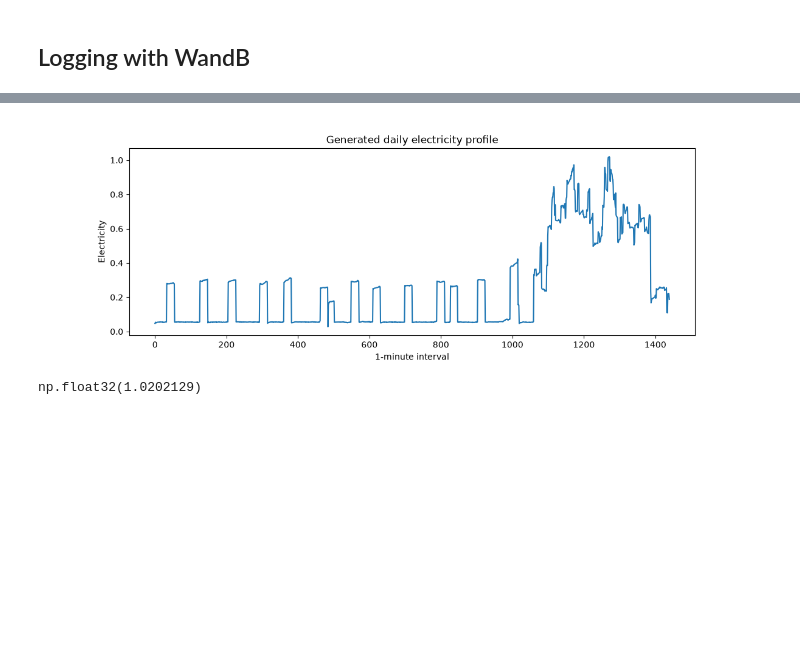
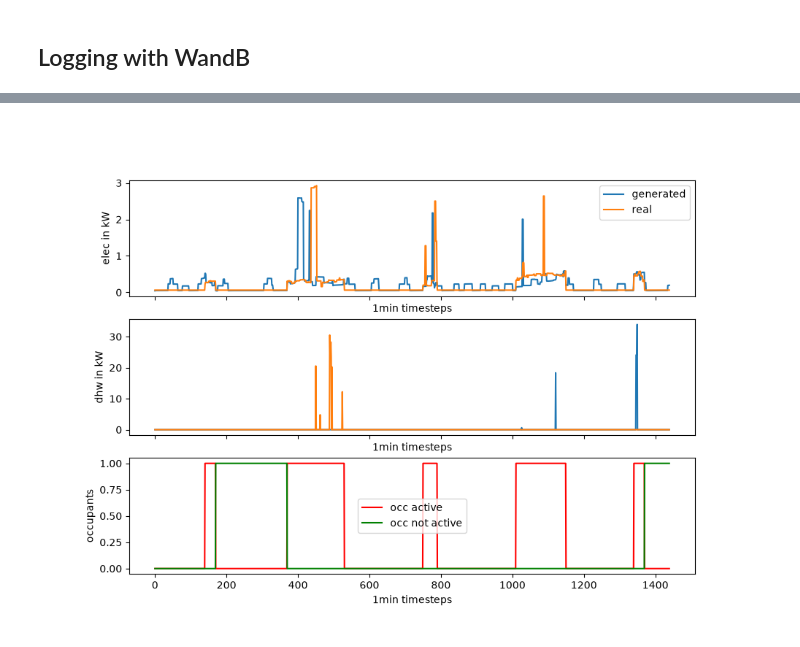
Before and after one commit to NV717/Master_Thesis_EWI_2026, a Jupyter notebook: 4_Diffusion/diffusion1D.ipynb, the cells around one changed output, grey strips where cells are left out. Drawn from its saved outputs; the diff is of its cells as text; code cells hidden in the pictures; blank space fills up the shorter version.

```diff
--- a/4_Diffusion/diffusion1D.ipynb
+++ b/4_Diffusion/diffusion1D.ipynb
@@ -981,30 +1133,9 @@ samples = sample1d(
     ema.ema_model,
     sequence_length=1440,
     batch_size=32,
-    channels=1,
-    static_cat=cond["static_cat"],
-    static_cont=cond["static_cont"],
-    static_bool=cond["static_bool"]
+    channels=2,
+    static_cat=static_cat,
+    static_cont=static_cont,
+    static_bool=static_bool,
+    dyn=dyn
 )
-
-final_samples = samples[-1]
-generated = final_samples[15, 0]
-generated = (
-    generated * target_std.item()
-    + target_mean.item()
-)
-
-plt.figure(figsize=(12, 4))
-plt.plot(generated)
-
-plt.xlabel("1-minute interval")
-plt.ylabel("Electricity")
-plt.title("Generated daily electricity profile")
-
-plt.show()
-# %% [output]
-[figure, removed]
-# %%
-generated.max()
-# %% [output]
-np.float32(1.0202129)
@@ -1011,3 +1171,45 @@ np.float32(1.0202129)
+# %%
+i =2
+final_samples = samples[-1]
+dyn = dyn.cpu()
+trgt = trgt.cpu()
+mean_trgt = target_mean.numpy()
+std_trgt  = target_std.numpy()
+mean_cond = condition_mean.numpy()
+std_cond  = condition_std.numpy()
+
+occ = dyn[i] * std_cond + mean_cond
+gen  = final_samples[i] * std_trgt + mean_trgt
+real = trgt[i]* std_trgt + mean_trgt
+
+
+
+occ_activ, occ_not_active = occ[0], occ[1]
+elec_gen, dhw_gen = gen[0], gen[1]
+elec_real, dhw_real = real[0], real[1]
+
+
+fig, ax = plt.subplots(3,1, figsize=(10,7), sharex=True)
+
+ax[0].plot(elec_gen, label="generated")
+ax[0].plot(elec_real, label="real")
+ax[0].set_ylabel("elec in kW")
+ax[0].set_xlabel("1min timesteps")
+ax[0].legend()
+
+ax[1].plot(dhw_gen, label="generated")
+ax[1].plot(dhw_real, label="real")
+ax[1].set_ylabel("dhw in kW")
+ax[1].set_xlabel("1min timesteps")
+
+ax[2].plot(occ_activ, label="occ active", color="r")
+ax[2].plot(occ_not_active, label="occ not active", color="g")
+ax[2].set_ylabel("occupants")
+ax[2].set_xlabel("1min timesteps")
+ax[2].legend()
+plt.show()
+# %% [output]
+[figure, added]
 # %%
 final_samples = samples[-1]
 generated = final_samples[14, 0]
```
Also changed, not shown: parts of 40 cells of this notebook, 2 other files.
